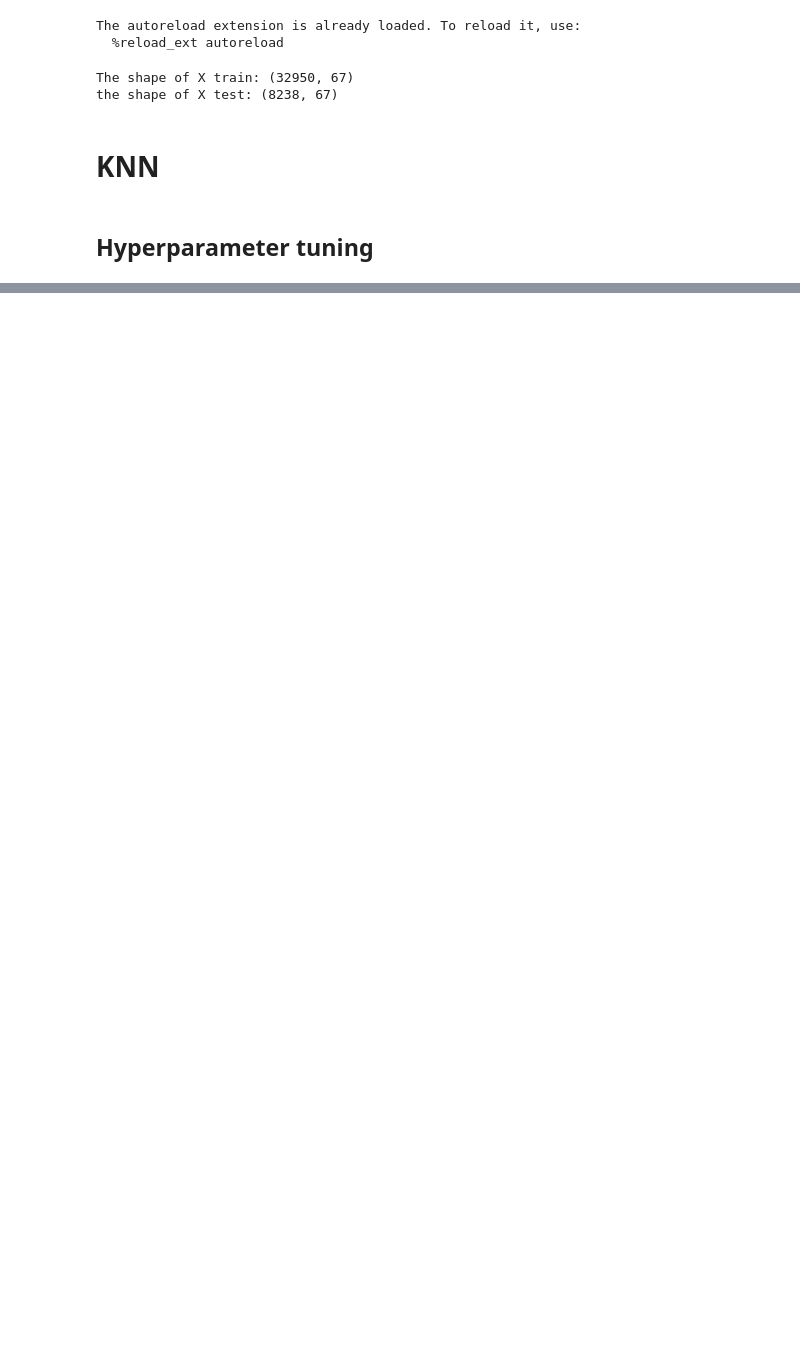
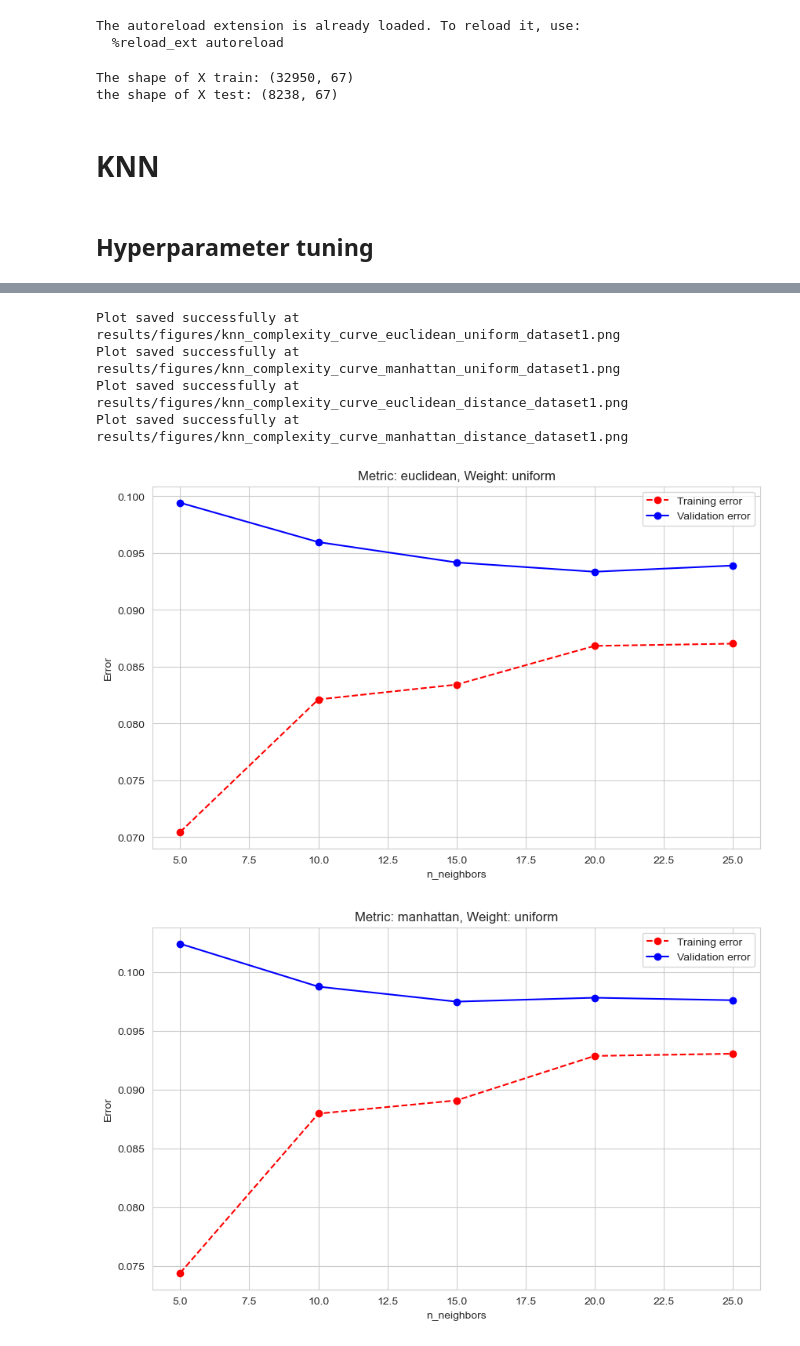
Before and after one commit to placeboo/MachineLearningProjects, a Jupyter notebook: Classification/notebooks/dataset1_KNN.ipynb, the cells around one changed output, grey strips where cells are left out. Drawn from its saved outputs; the diff is of its cells as text; code cells hidden in the pictures; blank space fills up the shorter version.

```diff
--- a/Classification/notebooks/dataset1_KNN.ipynb
+++ b/Classification/notebooks/dataset1_KNN.ipynb
@@ -91,0 +88,2 @@ save_plot(lc_plt, 'results/figures', 'knn','learning_curve', 'dataset1')
+# %%
+cv_results = load_cv_results('results/model_outputs', 'knn', 'dataset1')
@@ -91,0 +92,3 @@ save_plot(lc_plt, 'results/figures', 'knn','learning_curve', 'dataset1')
+# %%
+cv_results_df = format_cv_results(cv_results)
+cv_results_df
@@ -91,0 +115,16 @@ save_plot(lc_plt, 'results/figures', 'knn','learning_curve', 'dataset1')
+# %%
+for weight in cv_results_df['weights'].unique():
+    for metric in cv_results_df['metric'].unique():
+        title = f'Metric: {metric}, Weight: {weight}'
+        sub_df = cv_results_df[(cv_results_df['metric'] == metric) & (cv_results_df['weights']==weight)]
+        plt = plot_complexity_curve(sub_df, x_axis='n_neighbors', title=title)
+        # save
+        plot_name = f'complexity_curve_{metric}_{weight}'
+        save_plot(plt, 'results/figures', model_name, plot_name, dataset)
+# %% [output]
+Plot saved successfully at results/figures/knn_complexity_curve_euclidean_uniform_dataset1.png
+Plot saved successfully at results/figures/knn_complexity_curve_manhattan_uniform_dataset1.png
+Plot saved successfully at results/figures/knn_complexity_curve_euclidean_distance_dataset1.png
+Plot saved successfully at results/figures/knn_complexity_curve_manhattan_distance_dataset1.png
+[figure, added]
+[figure, added]
```
Also changed, not shown: parts of 15 cells of this notebook, 2 other files.
